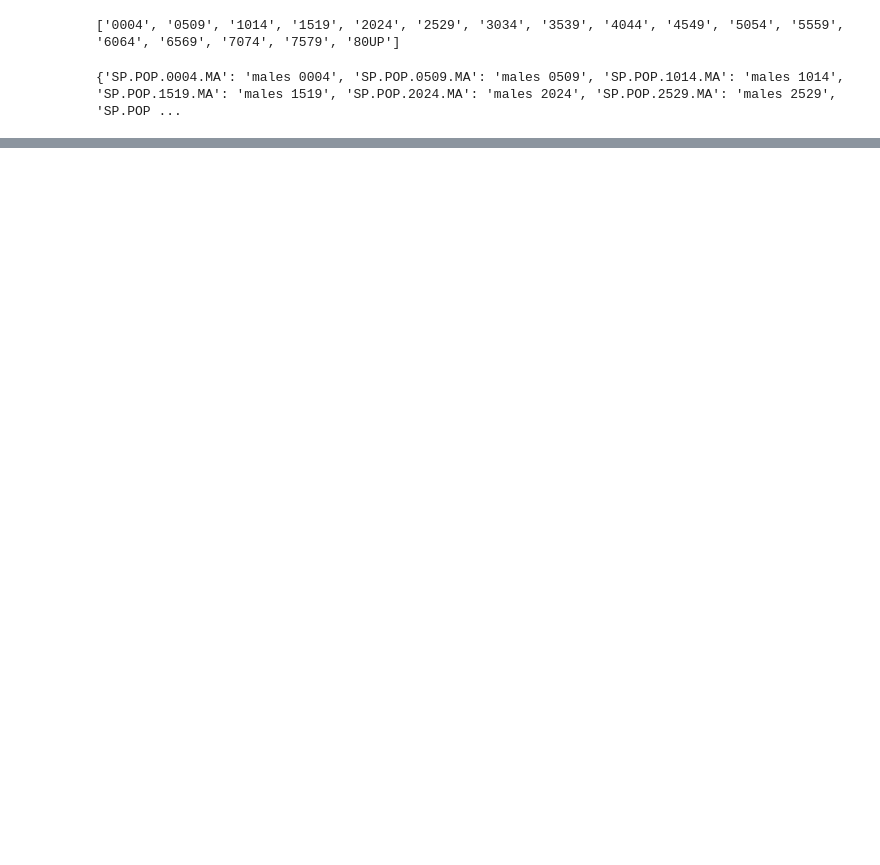
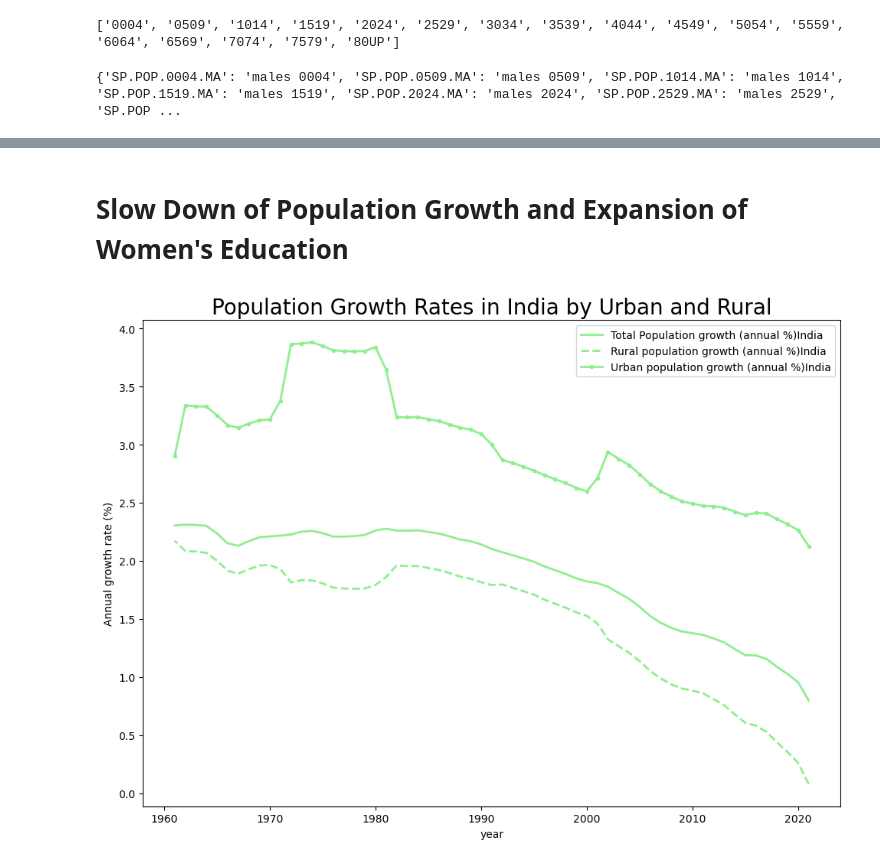
Before and after one commit to hoshiaip/EEP153Blake, a Jupyter notebook: project1.ipynb, the cells around one changed output, grey strips where cells are left out. Cells and saved outputs as stored; diff of their text form; code cells hidden in the pictures; blank space fills up the shorter version.

```diff
--- a/project1.ipynb
+++ b/project1.ipynb
@@ -80,5 +104,7 @@ def population(year, sex, age_group, country):
     return sum
 # %%
 # test
-population(year = 2020, sex = 'people', age_group = (0,72) , country = 'India')
+# this function assumes that population is evenly distributed within each five-year age interval.
+df = population(year = 2020, sex = 'people', age_group = (9,10) , country = 'India')
+df
 # %% [output]
@@ -243,0 +373,30 @@ fig.show()
+# %% [markdown]
+# Slow Down of Population Growth and Expansion of Women's Education
+# %%
+def growth_df(region):
+    df=wbdata.get_dataframe({'SP.POP.GROW': 'Total Population growth (annual %)',
+                            'SP.RUR.TOTL.ZG': 'Rural population growth (annual %)',
+                            'SP.URB.GROW': 'Urban population growth (annual %)'}, country=region)
+    df.index = df.index.rename('year')
+    df.index = df.index.astype(int)
+    return df
+# %%
+import matplotlib.pyplot as plt
+
+ind_gr = growth_df('IND')
+def urb_rur_plot(df, India, color):
+    fig = plt.figure(figsize=(11.75, 8.25))
+    ax = plt.axes()
+
+    plt.plot(ind_gr.index, ind_gr.iloc[:, 0],  color='lightgreen',linewidth=2)
+    plt.plot(ind_gr.index, ind_gr.iloc[:, 1],  '--', color='lightgreen',linewidth=2)
+    plt.plot(ind_gr.index, ind_gr.iloc[:, 2],  '.-', color='lightgreen', linewidth=2);
+    ax.legend((df.columns+India).append(ind_gr.columns))
+
+    plt.title('Population Growth Rates in India by Urban and Rural', {'fontsize': 20})
+    plt.xlabel('year')
+    plt.ylabel('Annual growth rate (%)')
+
+urb_rur_plot(ind_gr, "India", 'green')
+# %% [output]
+[figure, added]
```
Also changed, not shown: parts of 22 cells of this notebook.
